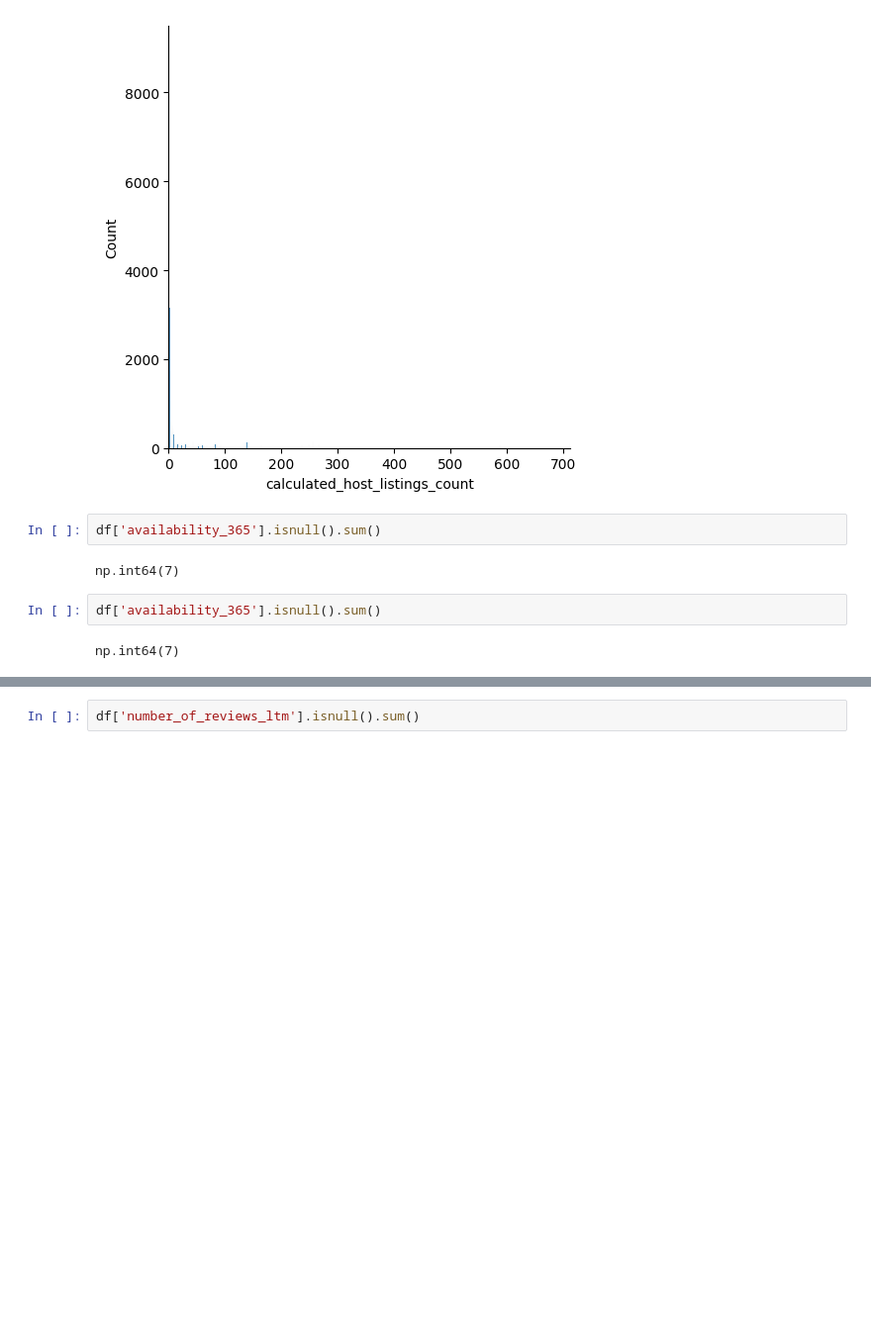
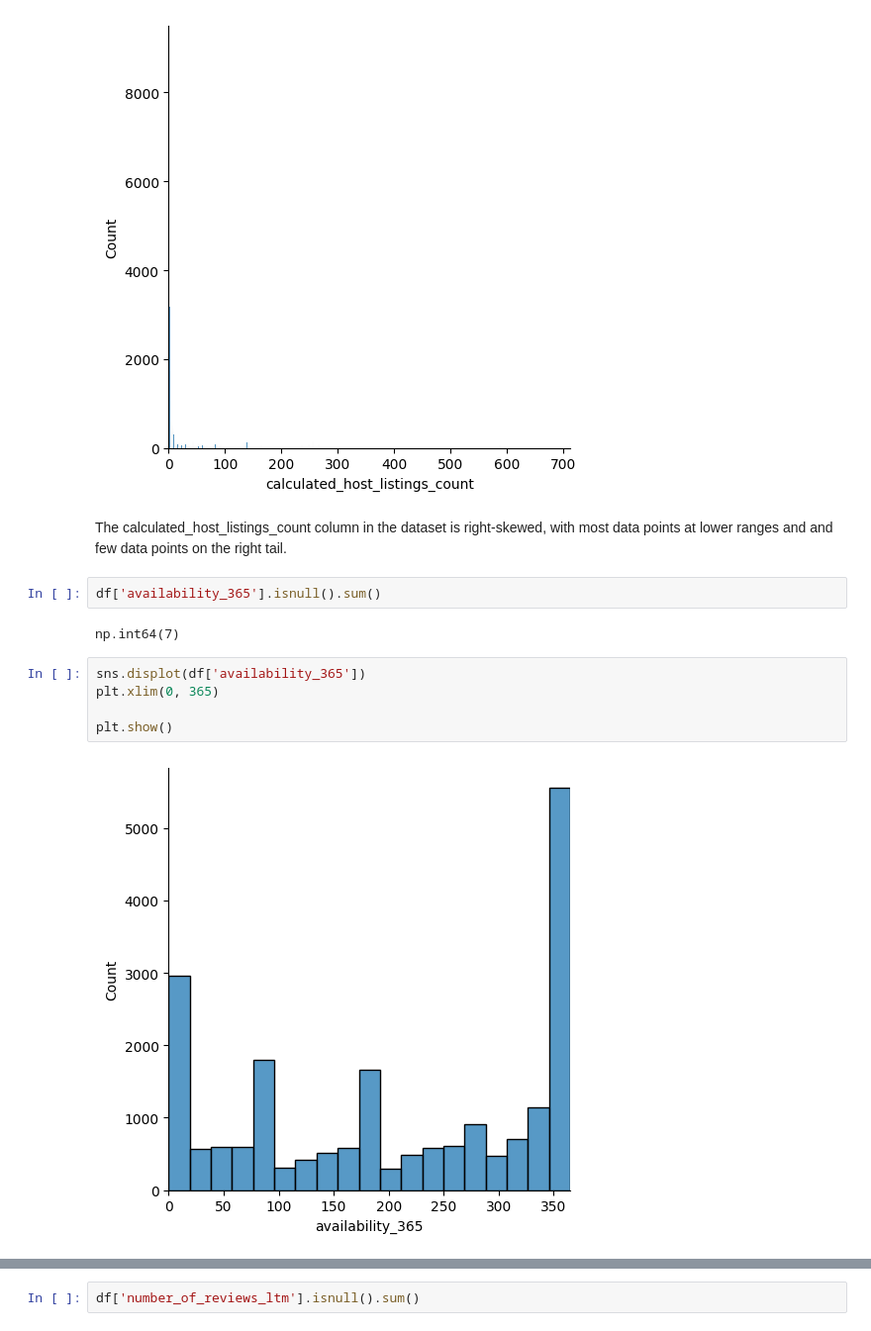
Before and after one commit to JesildaB/NEWYORK_AIRBNB_EDA-_FEATURE_ENGINEERING, a Jupyter notebook: USECASE_2_NEW.ipynb, the cells around one changed output, grey strips where cells are left out. Shown at 99% size. Saved outputs shown, nothing was run; the diff lists cells and outputs as text; blank space fills up the shorter version.

```diff
--- a/USECASE_2_NEW.ipynb
+++ b/USECASE_2_NEW.ipynb
@@ -243,11 +265,16 @@ plt.xlim(0, 713)
 plt.show()
 # %% [output]
 [figure]
+# %% [markdown]
+The calculated_host_listings_count column in the dataset is right-skewed, with most data points at lower ranges and and few data points on the right tail.
 # %%
 df['availability_365'].isnull().sum()
 # %% [output]
 np.int64(7)
-# %%
-df['availability_365'].isnull().sum()
-# %% [output]
-np.int64(7)
+# %%
+sns.displot(df['availability_365'])
+plt.xlim(0, 365)
+
+plt.show()
+# %% [output]
+[figure, added]
```
Also changed, not shown: parts of 42 cells of this notebook.
